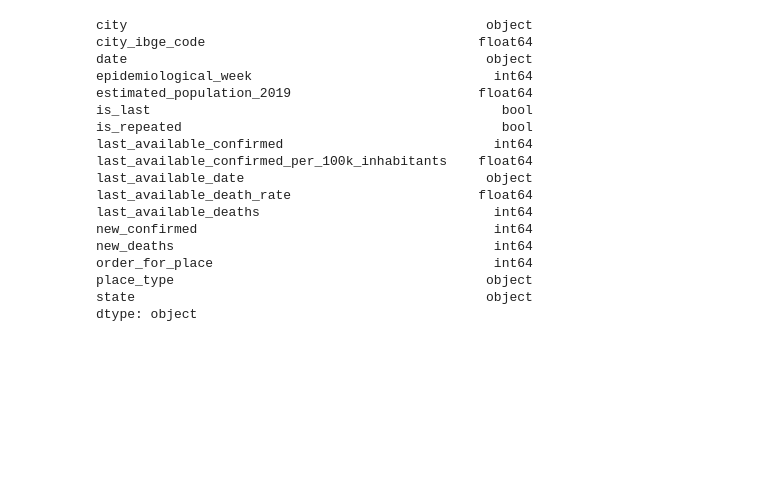
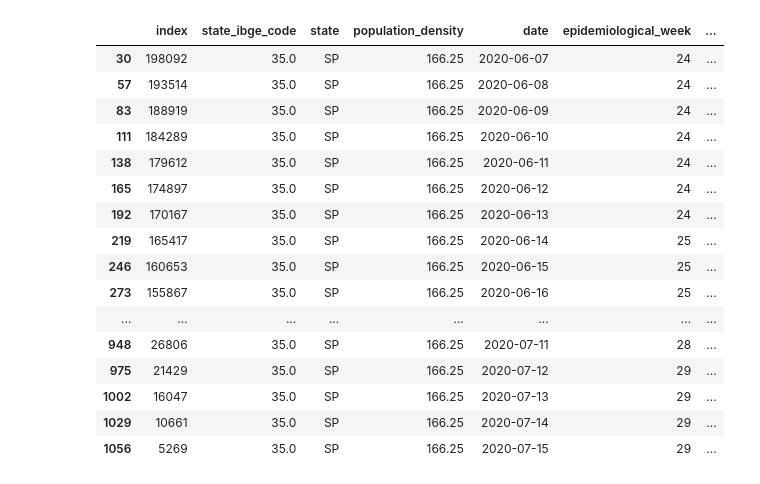
Before and after one commit to ivtavares/CadeCovid, a Jupyter notebook: jupyter_notebook/model_v1.ipynb, the cells around one changed output. Cells and saved outputs as stored; diff of their text form; code cells hidden in the pictures; blank space fills up the shorter version.

```diff
--- a/jupyter_notebook/model_v1.ipynb
+++ b/jupyter_notebook/model_v1.ipynb
@@ -3,4 +3,2 @@
 # %%
 import pandas as pd
-# %%
-state_density_df = pd.read_csv("../data_source/states_density.csv")
@@ -7,2 +57,2 @@ state_density_df = pd.read_csv("../data_source/states_density.csv")
 # %%
-caso_full = pd.read_csv('../data_source/brasil_io_caso_full.csv')
+casos_csv = '../data_source/brasil_io_caso_full.csv'
@@ -18,21 +59,32 @@ caso_full.head()
-# %%
-caso_full.dtypes
-# %% [output]
-city                                              object
-city_ibge_code                                   float64
-date                                              object
-epidemiological_week                               int64
-estimated_population_2019                        float64
-is_last                                             bool
-is_repeated                                         bool
-last_available_confirmed                           int64
-last_available_confirmed_per_100k_inhabitants    float64
-last_available_date                               object
-last_available_death_rate                        float64
-last_available_deaths                              int64
-new_confirmed                                      int64
-new_deaths                                         int64
-order_for_place                                    int64
-place_type                                        object
-state                                             object
-dtype: object
+# %%
+state_density_csv = "../data_source/states_density.csv"
+ano = '2010'
+window = 14
+# %%
+casos_df = (
+    load_casos(casos_csv).pipe(remove_cities)
+                         .pipe(add_state_density, state_density_csv, ano)
+                         .pipe(add_new_confirmed_mm, window)
+                         .pipe(add_new_cofirmed_mm_is_decreasing)
+                         .reset_index()
+)
+# %%
+casos_df[casos_df.state=='SP']
+# %% [output]
+|  | index | state_ibge_code | state | population_density | date | epidemiological_week | ... |
+| 30 | 198092 | 35.0 | SP | 166.25 | 2020-06-07 | 24 | ... |
+| 57 | 193514 | 35.0 | SP | 166.25 | 2020-06-08 | 24 | ... |
+| 83 | 188919 | 35.0 | SP | 166.25 | 2020-06-09 | 24 | ... |
+| 111 | 184289 | 35.0 | SP | 166.25 | 2020-06-10 | 24 | ... |
+| 138 | 179612 | 35.0 | SP | 166.25 | 2020-06-11 | 24 | ... |
+| 165 | 174897 | 35.0 | SP | 166.25 | 2020-06-12 | 24 | ... |
+| 192 | 170167 | 35.0 | SP | 166.25 | 2020-06-13 | 24 | ... |
+| 219 | 165417 | 35.0 | SP | 166.25 | 2020-06-14 | 25 | ... |
+| 246 | 160653 | 35.0 | SP | 166.25 | 2020-06-15 | 25 | ... |
+| 273 | 155867 | 35.0 | SP | 166.25 | 2020-06-16 | 25 | ... |
+| ... | ... | ... | ... | ... | ... | ... | ... |
+| 948 | 26806 | 35.0 | SP | 166.25 | 2020-07-11 | 28 | ... |
+| 975 | 21429 | 35.0 | SP | 166.25 | 2020-07-12 | 29 | ... |
+| 1002 | 16047 | 35.0 | SP | 166.25 | 2020-07-13 | 29 | ... |
+| 1029 | 10661 | 35.0 | SP | 166.25 | 2020-07-14 | 29 | ... |
+| 1056 | 5269 | 35.0 | SP | 166.25 | 2020-07-15 | 29 | ... |
```
Also changed, not shown: parts of 3 cells of this notebook.
